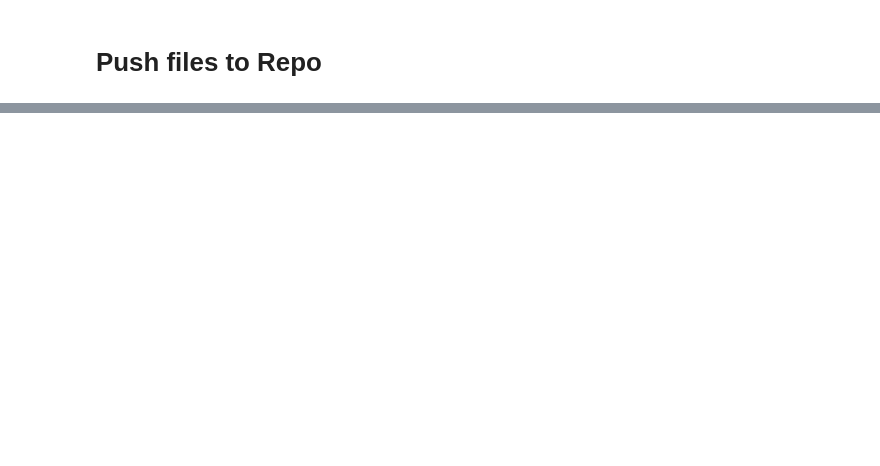
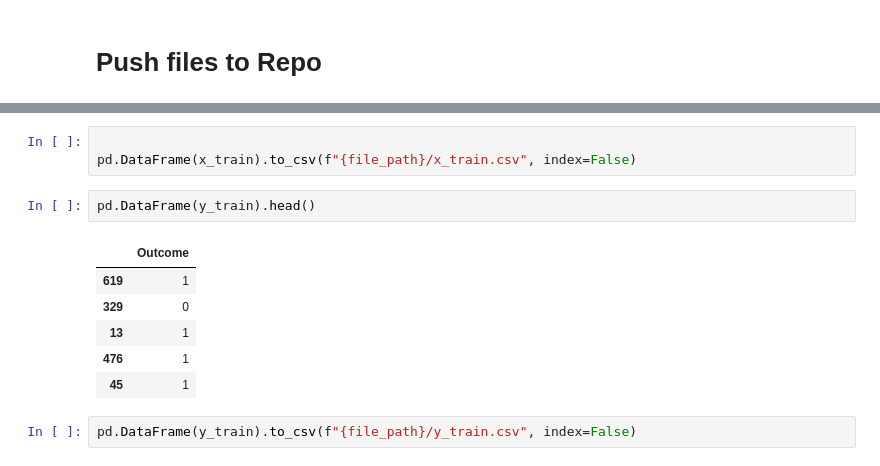
Before and after one commit to Code-Institute-Submissions/hardingrichard-pp5-diabetes-prediction_JanResub, a Jupyter notebook: jupyter_notebooks/04-ModelingEvaluation.ipynb, the cells around one changed output, grey strips where cells are left out. Drawn from its saved outputs; the diff is of its cells as text; blank space fills up the shorter version.

```diff
--- a/jupyter_notebooks/04-ModelingEvaluation.ipynb
+++ b/jupyter_notebooks/04-ModelingEvaluation.ipynb
@@ -385,0 +394,14 @@ except Exception as e:
+# %%
+
+pd.DataFrame(x_train).to_csv(f"{file_path}/x_train.csv", index=False)
+# %%
+pd.DataFrame(y_train).head()
+# %% [output]
+|  | Outcome |
+| 619 | 1 |
+| 329 | 0 |
+| 13 | 1 |
+| 476 | 1 |
+| 45 | 1 |
+# %%
+pd.DataFrame(y_train).to_csv(f"{file_path}/y_train.csv", index=False)
```
Also changed, not shown: parts of 13 cells of this notebook.
